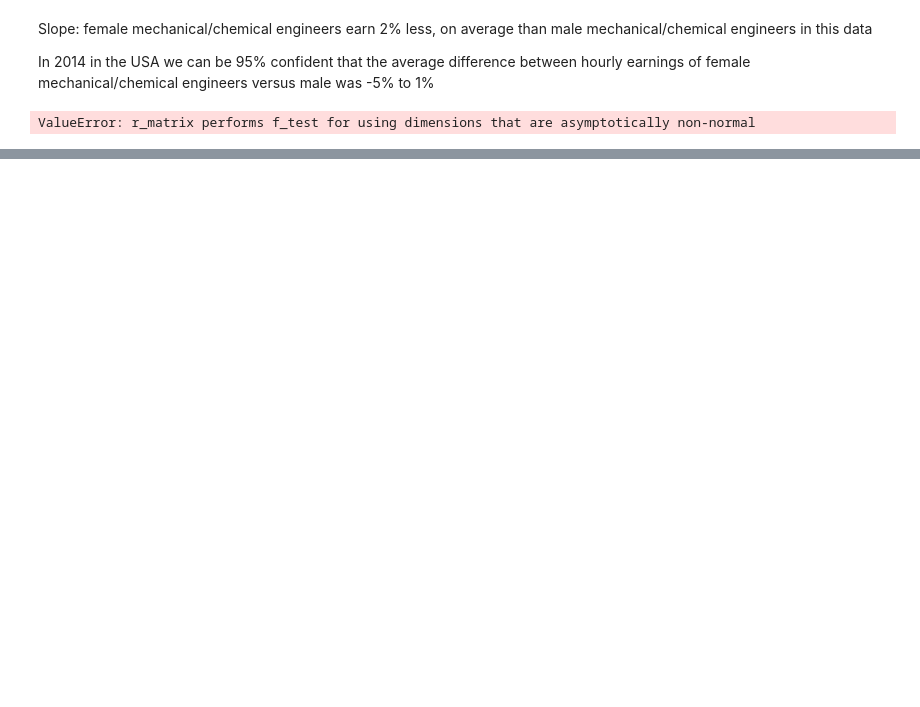
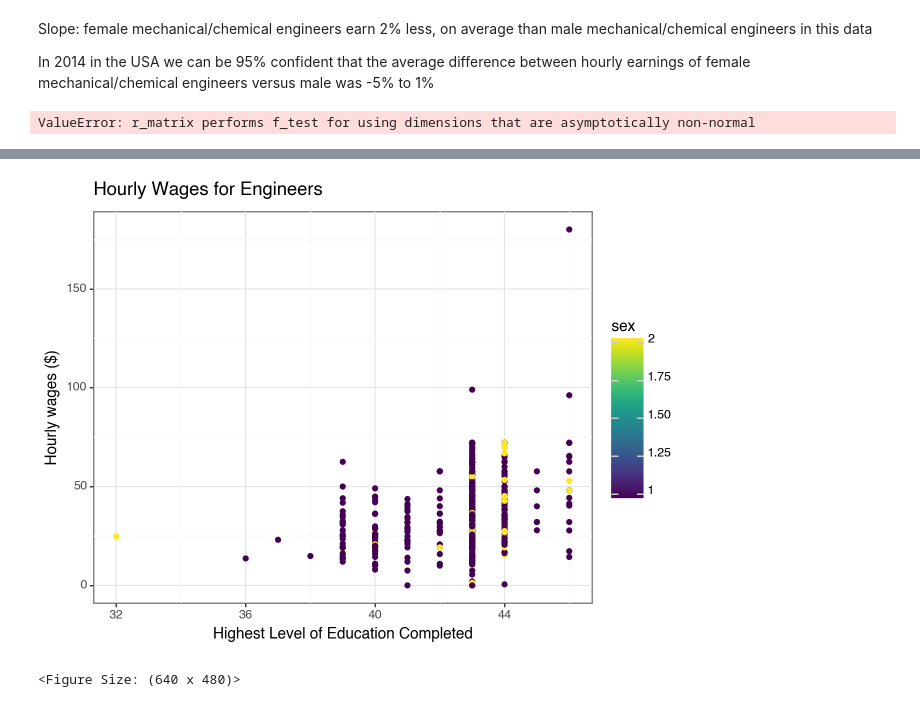
Before and after one commit to corinne167225/DataAnalysis2, a Jupyter notebook: Assignment1.ipynb, the cells around one changed output, grey strips where cells are left out. Saved outputs shown, nothing was run; the diff lists cells and outputs as text; code cells hidden in the pictures; blank space fills up the shorter version.

```diff
--- a/Assignment1.ipynb
+++ b/Assignment1.ipynb
@@ -212,0 +242,23 @@ ValueError: r_matrix performs f_test for using dimensions that are asymptoticall
+# %%
+#gender gap, wages by education
+ggplot(data)+ aes(x = 'grade92', y= 'w', color = 'sex')+theme_bw()+geom_point()+\
+labs(x = 'Highest Level of Education Completed', y='Hourly wages ($)', title = 'Hourly Wages for Engineers')
+#levels of education:
+#32 = 1st - 4th grade
+#33 = 5th or 6th
+#34 = 7th or 8th
+#35 = 9th
+#36 = 10th
+#37 = 11th
+#38 = 12th grade NO DIPLOMA
+#39 = High school graduate, diploma or GED
+#40 = Some college but no degree
+#41 = Associate degree -- occupational/vocational
+#42 = Associate degree -- academic program
+#43 = Bachelor's degree (e.g. BA,AB,BS)
+#44 = Master's degree (e.g. MA,MS,MEng,Med,MSW,MBA)
+#45 = Professional school deg. (e.g. MD,DDS,DVM,LLB,JD)
+#46 = Doctorate degree (e.g. PhD, EdD)
+# %% [output]
+[figure, added]
+<Figure Size: (640 x 480)>
```
Also changed, not shown: parts of 8 cells of this notebook.
